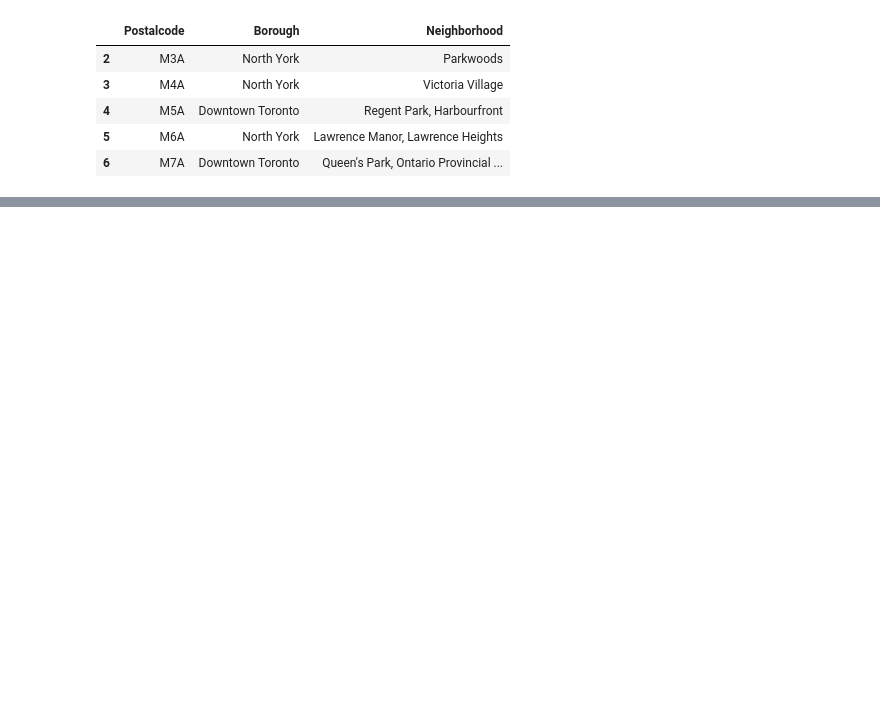
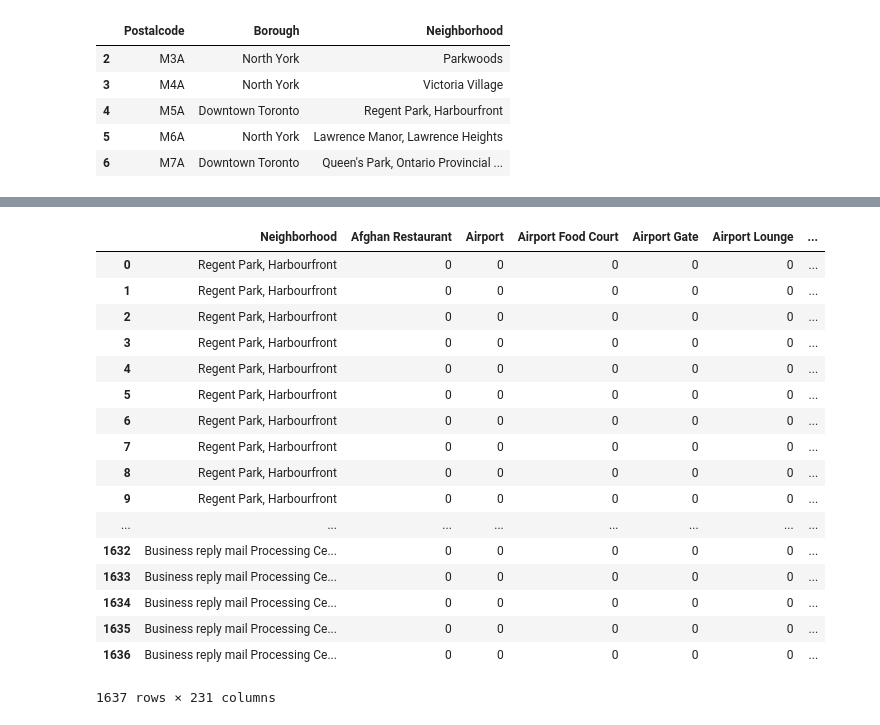
Before and after one commit to kandarp39/Coursera_Capstone, a Jupyter notebook: Week3.ipynb, the cells around one changed output, grey strips where cells are left out. Cells and saved outputs as stored; diff of their text form; code cells hidden in the pictures; blank space fills up the shorter version.

```diff
--- a/Week3.ipynb
+++ b/Week3.ipynb
@@ -65,0 +95,3 @@ df.shape
+# %%
+ltln.rename(columns={'Postal Code':'Postalcode'},inplace=True)
+df_merged = pd.merge(df,ltln, on='Postalcode')
@@ -65,0 +107,3 @@ df.shape
+# %%
+df_toronto = df_merged[df_merged['Borough'].str.contains("Toronto")]
+df_toronto.head()
@@ -65,0 +117,3 @@ df.shape
+# %%
+CLIENT_ID = '1IIRI1MJRTN40IVA3SHKRKQ45Z4VLIU3SNVOTYNIGXPYWWAP' # your Foursquare ID
+CLIENT_SECRET = 'DP3O5DXQXFDXDXQPLVDVPEDDSVG3XHPFVIBX12HNYJR0MJ0T' # your Foursquare Secret
@@ -65,0 +161,5 @@ df.shape
+# %%
+toronto_venues = getNearbyVenues(names=df_toronto['Neighborhood'],
+                                   latitudes=df_toronto['Latitude'],
+                                   longitudes=df_toronto['Longitude']
+                                  )
@@ -65,0 +214,25 @@ df.shape
+# %%
+# onehot encoding
+oh_toronto = pd.get_dummies(toronto_venues[['Venue Category']], prefix="", prefix_sep="")
+oh_toronto.drop(['Neighborhood'],axis=1,inplace=True)
+oh_toronto.insert(loc=0, column='Neighborhood', value=toronto_venues['Neighborhood'] )
+oh_toronto
+# %% [output]
+|  | Neighborhood | Afghan Restaurant | Airport | Airport Food Court | Airport Gate | Airport Lounge | ... |
+| 0 | Regent Park, Harbourfront | 0 | 0 | 0 | 0 | 0 | ... |
+| 1 | Regent Park, Harbourfront | 0 | 0 | 0 | 0 | 0 | ... |
+| 2 | Regent Park, Harbourfront | 0 | 0 | 0 | 0 | 0 | ... |
+| 3 | Regent Park, Harbourfront | 0 | 0 | 0 | 0 | 0 | ... |
+| 4 | Regent Park, Harbourfront | 0 | 0 | 0 | 0 | 0 | ... |
+| 5 | Regent Park, Harbourfront | 0 | 0 | 0 | 0 | 0 | ... |
+| 6 | Regent Park, Harbourfront | 0 | 0 | 0 | 0 | 0 | ... |
+| 7 | Regent Park, Harbourfront | 0 | 0 | 0 | 0 | 0 | ... |
+| 8 | Regent Park, Harbourfront | 0 | 0 | 0 | 0 | 0 | ... |
+| 9 | Regent Park, Harbourfront | 0 | 0 | 0 | 0 | 0 | ... |
+| ... | ... | ... | ... | ... | ... | ... | ... |
+| 1632 | Business reply mail Processing Ce... | 0 | 0 | 0 | 0 | 0 | ... |
+| 1633 | Business reply mail Processing Ce... | 0 | 0 | 0 | 0 | 0 | ... |
+| 1634 | Business reply mail Processing Ce... | 0 | 0 | 0 | 0 | 0 | ... |
+| 1635 | Business reply mail Processing Ce... | 0 | 0 | 0 | 0 | 0 | ... |
+| 1636 | Business reply mail Processing Ce... | 0 | 0 | 0 | 0 | 0 | ... |
+1637 rows × 231 columns
```
Also changed, not shown: parts of 31 cells of this notebook.
